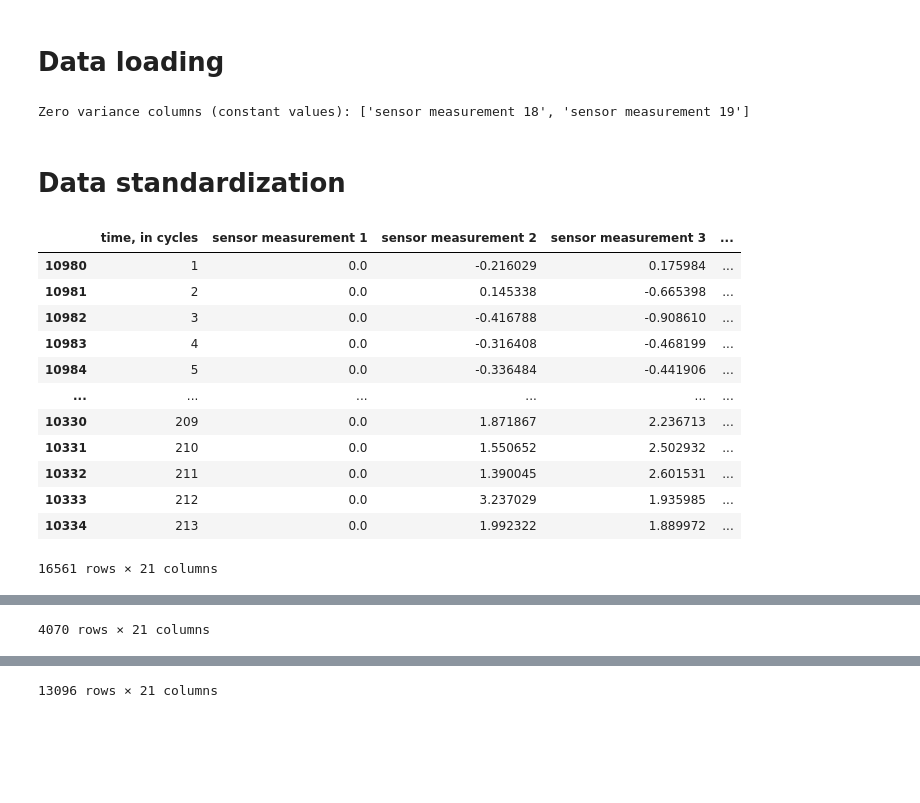
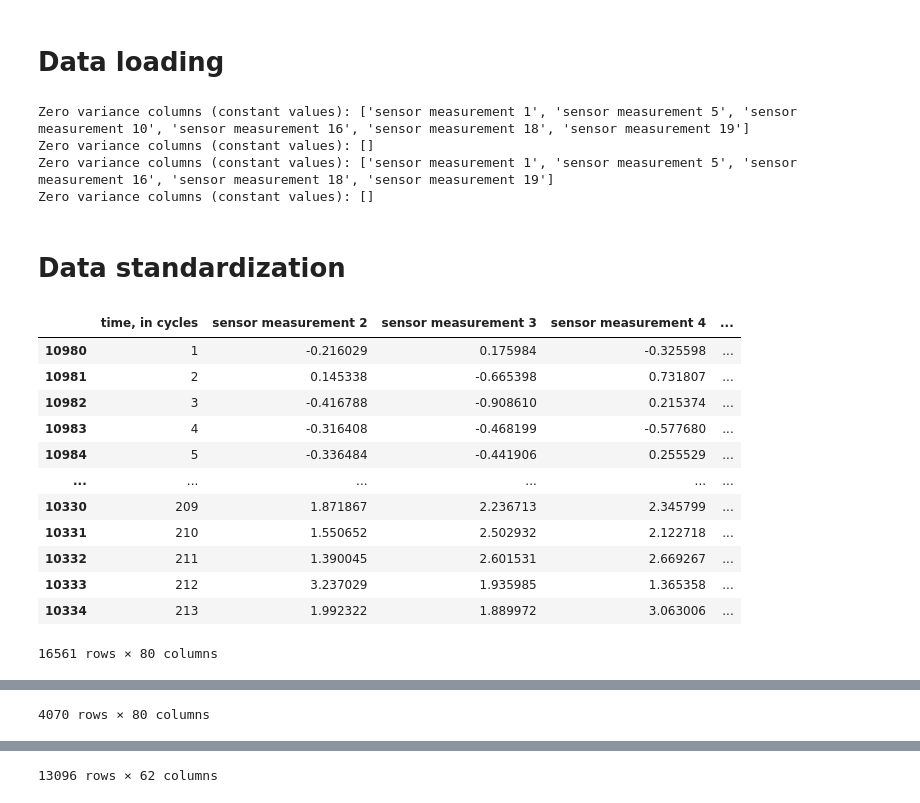
Before and after one commit to Vondras1/TurbofanEngine, a Jupyter notebook: project.ipynb, the cells around one changed output, grey strips where cells are left out. Drawn from its saved outputs; the diff is of its cells as text; code cells hidden in the pictures; blank space fills up the shorter version.

Commit message:
Add columns with mean, max, min + load all datasets

```diff
--- a/project.ipynb
+++ b/project.ipynb
@@ -392,7 +392,7 @@ def filter_no_variance(data):
     valid_cols = []
     filtered_cols = []
     for i, col in enumerate(sensor_cols):
-        if data[col].var() > 0:
+        if data[col].var() > 1e-8:
             valid_cols.append((i, col))
         else:
             filtered_cols.append(col)
@@ -401,6 +401,20 @@ def filter_no_variance(data):
 
     data = data.drop(columns=filtered_cols)
     return data, filtered_cols
+
+def add_mean_max_min_column(data):
+  sensor_cols = [c for c in data.columns if "sensor measurement" in c]
+  for i, col in enumerate(sensor_cols):
+      # SM1_mean is mean of 10 values from sensor measurement 1
+      data[f"SM{i+1}_mean" ] = data.groupby("unit number")[col].transform(
+          lambda x: x.rolling(window=10, min_periods=1).mean()
+      )
+      data[f"SM{i+1}_max"] = data.groupby("unit number")[col].transform(
+          lambda x: x.rolling(window=10, min_periods=1).max()
+      )
+      data[f"SM{i+1}_min"] = data.groupby("unit number")[col].transform(
+          lambda x: x.rolling(window=10, min_periods=1).min()
+      )
 
 def standardize(data):
   return data
@@ -427,7 +441,11 @@ def from_file(train_file_name, validation_partition = 0.2, dropped_cols = None):
 def train_from_file(file_name, validation_partition = 0.2):
     data = from_file(file_name)
 
+    add_mean_max_min_column(data)
+
+
     data, filtered_cols = filter_no_variance(data)
+
 
     #COUNTING RUL
     units = dict(tuple(data.groupby("unit number")))
@@ -462,6 +480,9 @@ def test_from_file(data_file_name, gt_file_name, dropped_cols):
     data = from_file(data_file_name)
     data = data.drop(columns=dropped_cols)
 
+    add_mean_max_min_column(data)
+
+
     #read file, where there is only one number on a line into a vector of these numbers
     gt = np.loadtxt(gt_file_name)
 
@@ -486,44 +507,56 @@ def test_from_file(data_file_name, gt_file_name, dropped_cols):
     return test_data
 
 
-train_data, validation_data, dropped_cols = train_from_file("./NASA-Turbofan-data/data/train_FD001.txt")
-test_data = test_from_file("./NASA-Turbofan-data/data/test_FD001.txt", "./NASA-Turbofan-data/data/RUL_FD001.txt", dropped_cols=dropped_cols)
+train_data1, validation_data1, dropped_cols1 = train_from_file("./NASA-Turbofan-data/data/train_FD001.txt")
+test_data1 = test_from_file("./NASA-Turbofan-data/data/test_FD001.txt", "./NASA-Turbofan-data/data/RUL_FD001.txt", dropped_cols=dropped_cols1)
+
+train_data2, validation_data2, dropped_cols2 = train_from_file("./NASA-Turbofan-data/data/train_FD002.txt")
+test_data2 = test_from_file("./NASA-Turbofan-data/data/test_FD002.txt", "./NASA-Turbofan-data/data/RUL_FD002.txt", dropped_cols=dropped_cols2)
+
+train_data3, validation_data3, dropped_cols3 = train_from_file("./NASA-Turbofan-data/data/train_FD003.txt")
+test_data3 = test_from_file("./NASA-Turbofan-data/data/test_FD003.txt", "./NASA-Turbofan-data/data/RUL_FD003.txt", dropped_cols=dropped_cols3)
+
+train_data4, validation_data4, dropped_cols4 = train_from_file("./NASA-Turbofan-data/data/train_FD004.txt")
+test_data4 = test_from_file("./NASA-Turbofan-data/data/test_FD004.txt", "./NASA-Turbofan-data/data/RUL_FD004.txt", dropped_cols=dropped_cols4)
 # %% [output]
-Zero variance columns (constant values): ['sensor measurement 18', 'sensor measurement 19']
+Zero variance columns (constant values): ['sensor measurement 1', 'sensor measurement 5', 'sensor measurement 10', 'sensor measurement 16', 'sensor measurement 18', 'sensor measurement 19']
+Zero variance columns (constant values): []
+Zero variance columns (constant values): ['sensor measurement 1', 'sensor measurement 5', 'sensor measurement 16', 'sensor measurement 18', 'sensor measurement 19']
+Zero variance columns (constant values): []
 # %% [markdown]
 # Data standardization
 # %%
 def normalize_data(train_data, validation_data, test_data):
     sensor_cols = [c for c in train_data.columns if "sensor measurement" in c]
 
     mu_train = train_data[sensor_cols].mean(axis=0)
     sd_train = train_data[sensor_cols].std(axis=0, ddof=0)
 
     sd_r = sd_train.replace(0, 1)  # prevence dělení nulou
 
     train_data[sensor_cols]      = (train_data[sensor_cols     ] - mu_train) / sd_r
     validation_data[sensor_cols] = (validation_data[sensor_cols] - mu_train) / sd_r
     test_data[sensor_cols]       = (test_data[sensor_cols      ] - mu_train) / sd_r
 
     return train_data, validation_data, test_data
 
 # normalize
-train_data, validation_data, test_data = normalize_data(train_data, validation_data, test_data)
+train_data, validation_data, test_data = normalize_data(train_data1, validation_data1, test_data1)
 
 display(train_data)
 display(validation_data)
 display(test_data)
 # %% [output]
-|  | time, in cycles | sensor measurement 1 | sensor measurement 2 | sensor measurement 3 | ... |
-| 10980 | 1 | 0.0 | -0.216029 | 0.175984 | ... |
-| 10981 | 2 | 0.0 | 0.145338 | -0.665398 | ... |
-| 10982 | 3 | 0.0 | -0.416788 | -0.908610 | ... |
-| 10983 | 4 | 0.0 | -0.316408 | -0.468199 | ... |
-| 10984 | 5 | 0.0 | -0.336484 | -0.441906 | ... |
+|  | time, in cycles | sensor measurement 2 | sensor measurement 3 | sensor measurement 4 | ... |
+| 10980 | 1 | -0.216029 | 0.175984 | -0.325598 | ... |
+| 10981 | 2 | 0.145338 | -0.665398 | 0.731807 | ... |
+| 10982 | 3 | -0.416788 | -0.908610 | 0.215374 | ... |
+| 10983 | 4 | -0.316408 | -0.468199 | -0.577680 | ... |
+| 10984 | 5 | -0.336484 | -0.441906 | 0.255529 | ... |
 | ... | ... | ... | ... | ... | ... |
-| 10330 | 209 | 0.0 | 1.871867 | 2.236713 | ... |
-| 10331 | 210 | 0.0 | 1.550652 | 2.502932 | ... |
-| 10332 | 211 | 0.0 | 1.390045 | 2.601531 | ... |
-| 10333 | 212 | 0.0 | 3.237029 | 1.935985 | ... |
-| 10334 | 213 | 0.0 | 1.992322 | 1.889972 | ... |
+| 10330 | 209 | 1.871867 | 2.236713 | 2.345799 | ... |
+| 10331 | 210 | 1.550652 | 2.502932 | 2.122718 | ... |
+| 10332 | 211 | 1.390045 | 2.601531 | 2.669267 | ... |
+| 10333 | 212 | 3.237029 | 1.935985 | 1.365358 | ... |
+| 10334 | 213 | 1.992322 | 1.889972 | 3.063006 | ... |
-16561 rows × 21 columns
+16561 rows × 80 columns
@@ -542 +575 @@ display(test_data)
-4070 rows × 21 columns
+4070 rows × 80 columns
@@ -555 +588 @@ display(test_data)
-13096 rows × 21 columns
+13096 rows × 62 columns
```
Also changed, not shown: parts of 5 cells of this notebook.
